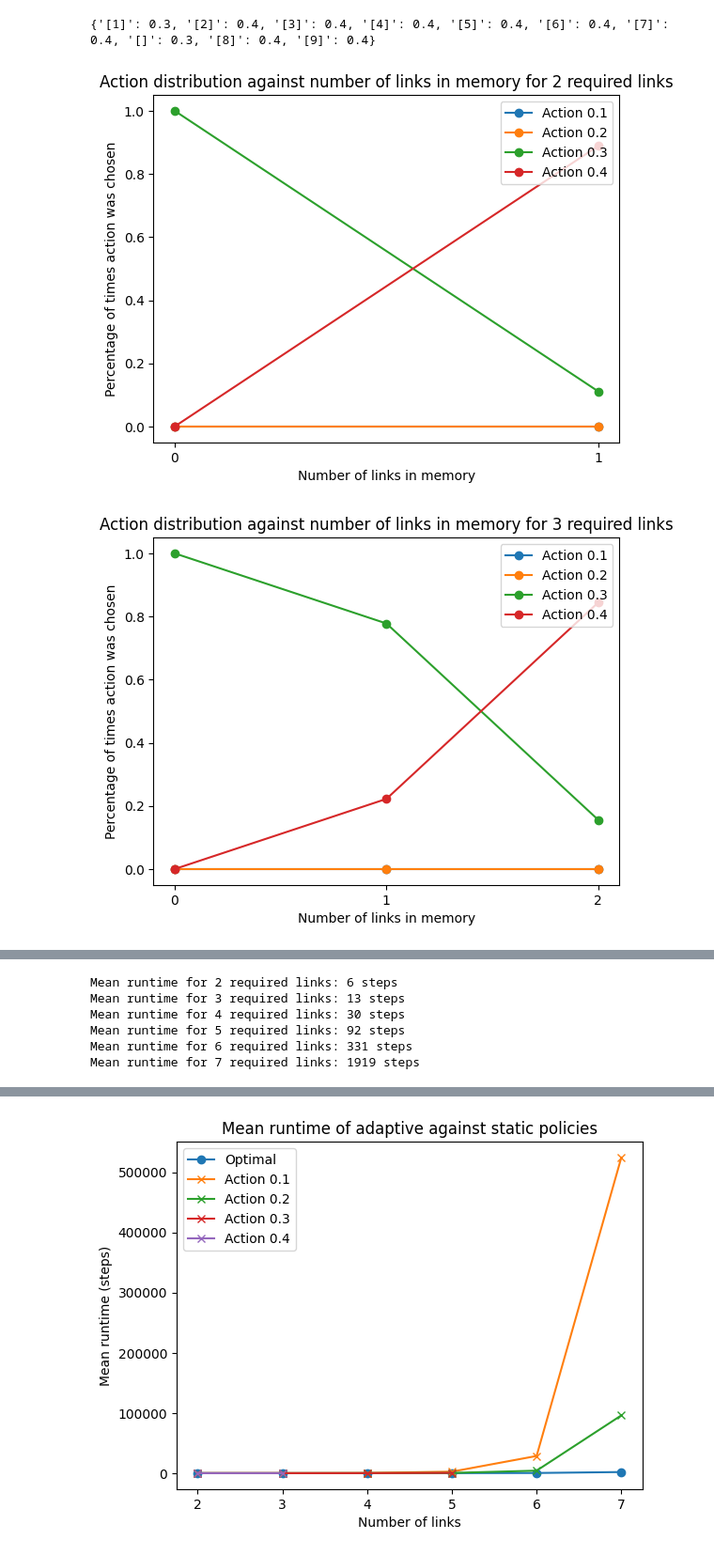
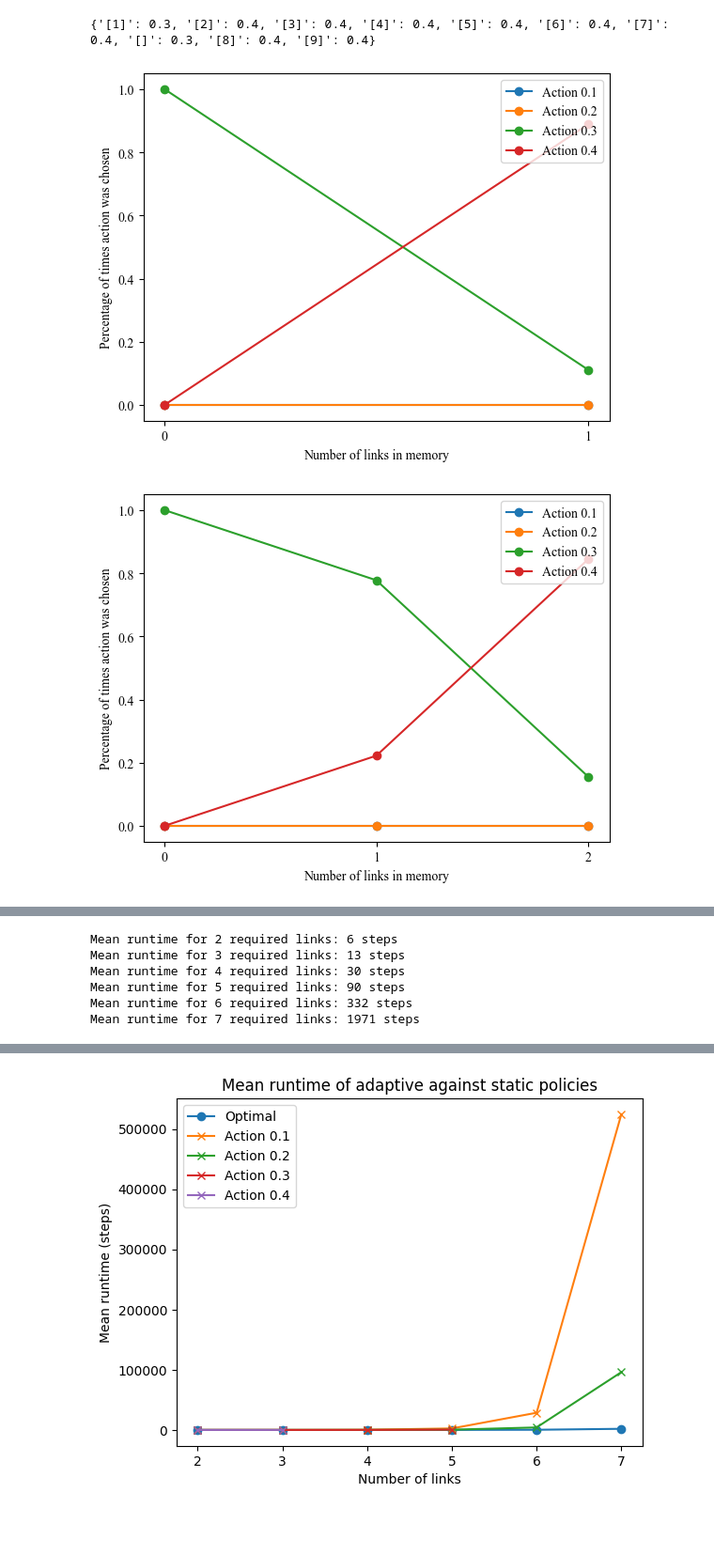
Before and after one commit to Bggoranoff/optimal-qn, a Jupyter notebook: OptimalNearTerm/src/adaptivealgo/experiments/experiment_large_json.ipynb, the cells around one changed output, grey strips where cells are left out. Shown at 94% size. Drawn from its saved outputs; the diff is of its cells as text; code cells hidden in the pictures; blank space fills up the shorter version.

Commit message:
refactor(experiment): plots font style and remove titles

```diff
--- a/OptimalNearTerm/src/adaptivealgo/experiments/experiment_large_json.ipynb
+++ b/OptimalNearTerm/src/adaptivealgo/experiments/experiment_large_json.ipynb
@@ -8,6 +8,10 @@ from adaptivealgo.lib.simulator import Simulator
 from adaptivealgo.lib.env import Environment
 import adaptivealgo.cli.simulate_policy as sim
 from adaptivealgo.lib.util import trim_state, get_ttl
+
+from matplotlib import rcParams
+rcParams['font.family'] = 'serif'
+rcParams["font.family"] = "Times New Roman"
 # %%
 links = [2, 3, 4, 5, 6, 7]
 f_thresh = 0.5
@@ -45,27 +49,27 @@ for n_links, policy in policies.items():
 # %%
 for n_links, policy in all_actions.items():
     actions_chosen = {}
     for state_length, state_actions in policy.items():
         labels, counts = np.unique(state_actions, return_counts=True)
         actions_chosen[state_length] = dict(zip(labels, counts))
 
     for state_length, actions_chosen_state in actions_chosen.items():
         total = sum(actions_chosen_state.values())
         for action, count in actions_chosen_state.items():
             actions_chosen_state[action] = count / total
 
     actions_chosen = dict(sorted(actions_chosen.items()))
 
     for action in actions:
         y = [actions_chosen[state_length].get(action, 0) for state_length in actions_chosen.keys()]
         plt.plot(list(actions_chosen.keys()), y, label=f"Action {action}", marker='o')
         plt.xticks(np.arange(0, max(actions_chosen.keys()) + 1, 1))
 
-    plt.title(f"Action distribution against number of links in memory for {n_links} required links")
+    # plt.title(f"Action distribution against number of links in memory for {n_links} required links")
     plt.xlabel("Number of links in memory")
     plt.ylabel("Percentage of times action was chosen")
     plt.legend(loc='upper right')
     plt.show()
 # %% [output]
-[figure, old version]
+[figure, new version]
-[figure, old version]
+[figure, new version]
@@ -93,9 +97,9 @@ for n_links, policy in policies.items():
 Mean runtime for 2 required links: 6 steps
 Mean runtime for 3 required links: 13 steps
 Mean runtime for 4 required links: 30 steps
-Mean runtime for 5 required links: 92 steps
-Mean runtime for 6 required links: 331 steps
-Mean runtime for 7 required links: 1919 steps
+Mean runtime for 5 required links: 90 steps
+Mean runtime for 6 required links: 332 steps
+Mean runtime for 7 required links: 1971 steps
 # %%
 sim_policy = policies[7]
 sim_policy = { k: actions.index(v) for k, v in sim_policy.items() }
```
Also changed, not shown: parts of 10 cells of this notebook, 2 other files.
